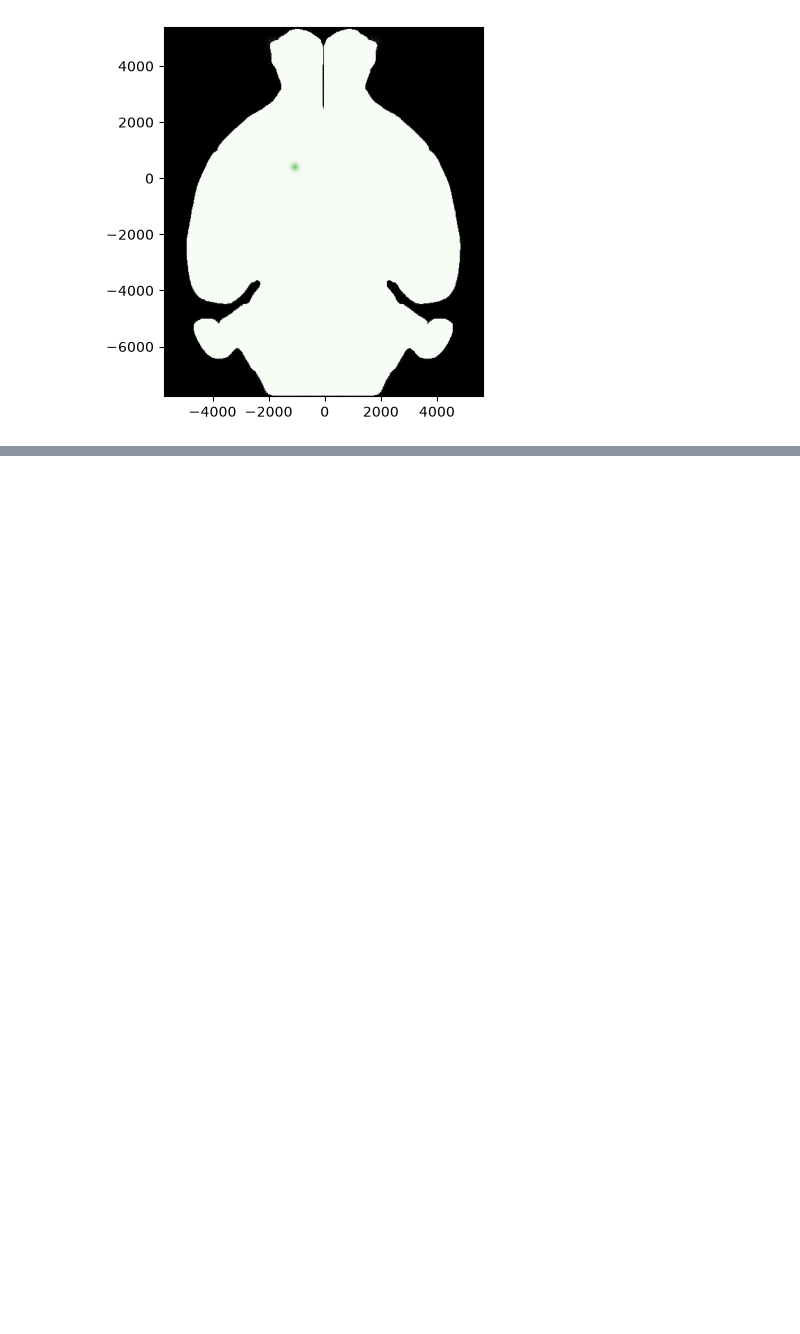
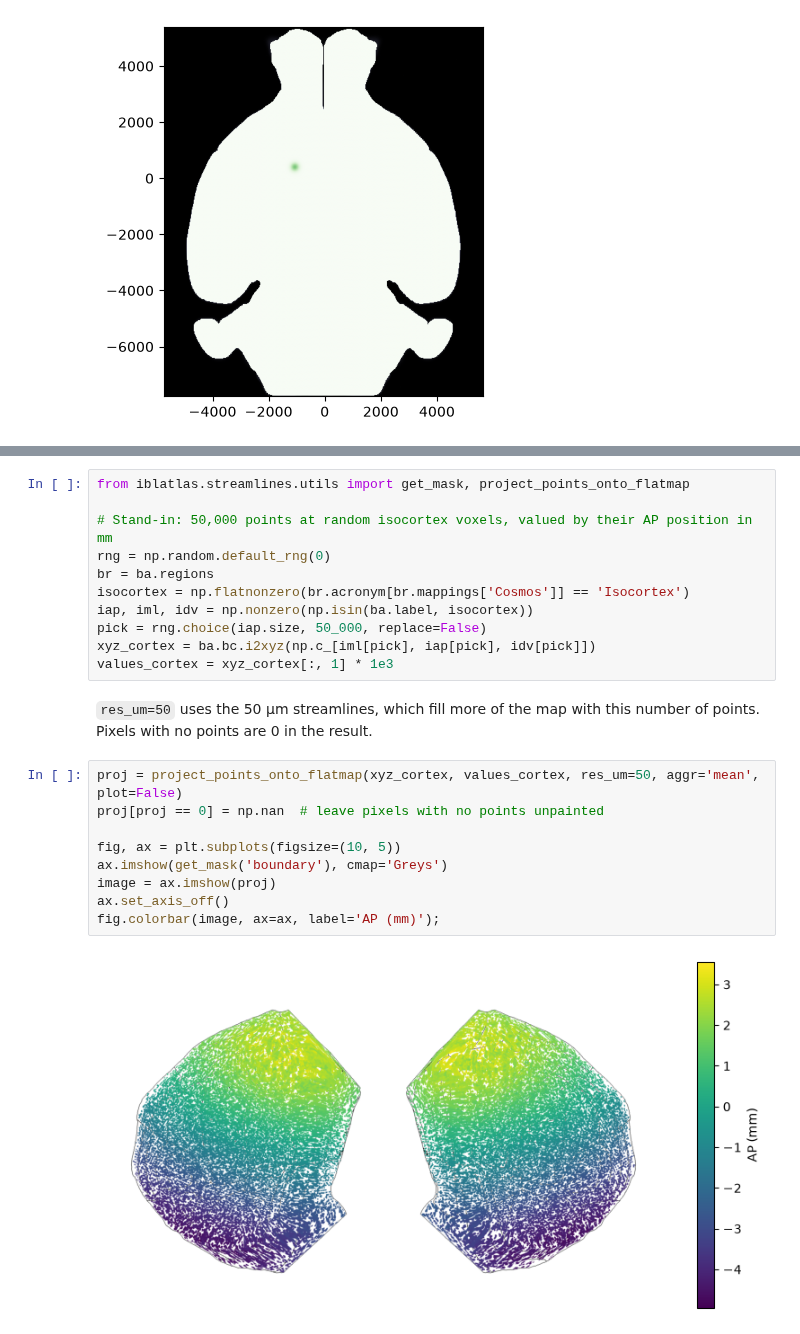
Before and after one commit to int-brain-lab/iblatlas, a Jupyter notebook: docs/how-to/plot-points-on-slices.ipynb, the cells around one changed output, grey strips where cells are left out. Drawn from its saved outputs; the diff is of its cells as text; blank space fills up the shorter version.

```diff
--- a/docs/how-to/plot-points-on-slices.ipynb
+++ b/docs/how-to/plot-points-on-slices.ipynb
@@ -132,0 +123,24 @@ fig, ax = plot_volume_on_slice(volume, coord=-5000, slice='horizontal', backgrou
+# %%
+from iblatlas.streamlines.utils import get_mask, project_points_onto_flatmap
+
+# Stand-in: 50,000 points at random isocortex voxels, valued by their AP position in mm
+rng = np.random.default_rng(0)
+br = ba.regions
+isocortex = np.flatnonzero(br.acronym[br.mappings['Cosmos']] == 'Isocortex')
+iap, iml, idv = np.nonzero(np.isin(ba.label, isocortex))
+pick = rng.choice(iap.size, 50_000, replace=False)
+xyz_cortex = ba.bc.i2xyz(np.c_[iml[pick], iap[pick], idv[pick]])
+values_cortex = xyz_cortex[:, 1] * 1e3
+# %% [markdown]
+`res_um=50` uses the 50 µm streamlines, which fill more of the map with this number of points. Pixels with no points are 0 in the result.
+# %%
+proj = project_points_onto_flatmap(xyz_cortex, values_cortex, res_um=50, aggr='mean', plot=False)
+proj[proj == 0] = np.nan  # leave pixels with no points unpainted
+
+fig, ax = plt.subplots(figsize=(10, 5))
+ax.imshow(get_mask('boundary'), cmap='Greys')
+image = ax.imshow(proj)
+ax.set_axis_off()
+fig.colorbar(image, ax=ax, label='AP (mm)');
+# %% [output]
+[figure, added]
```
Also changed, not shown: parts of 12 cells of this notebook, 6 other files.
